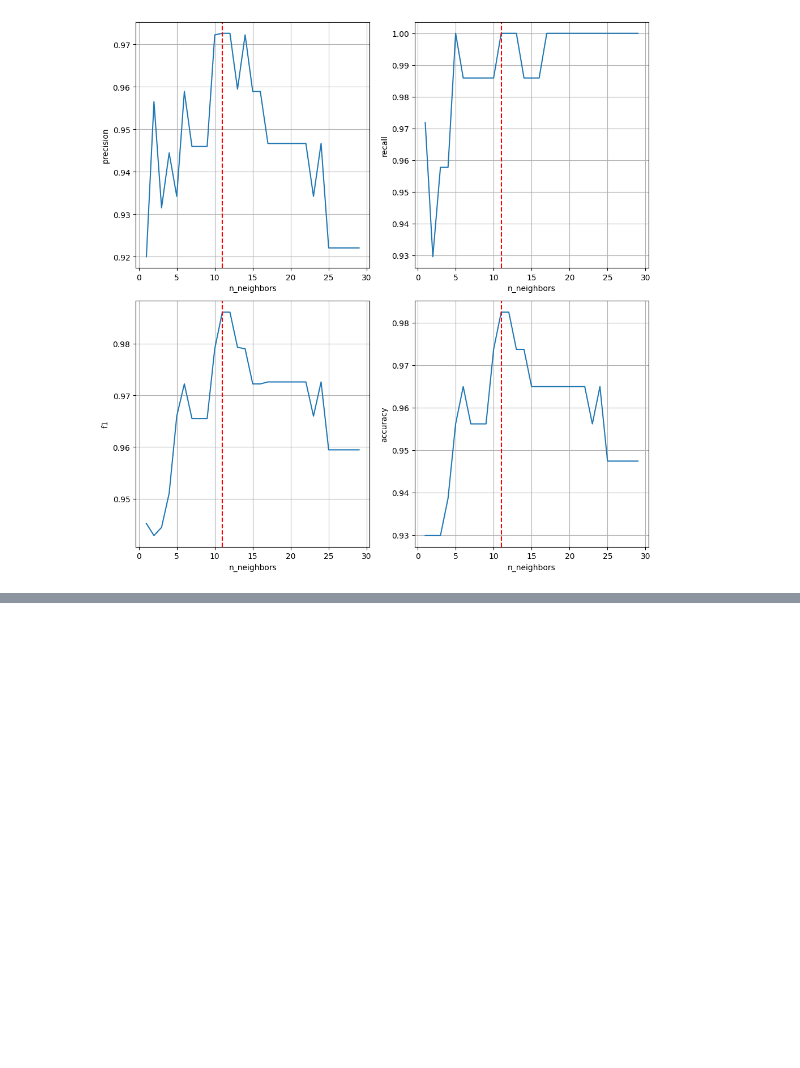
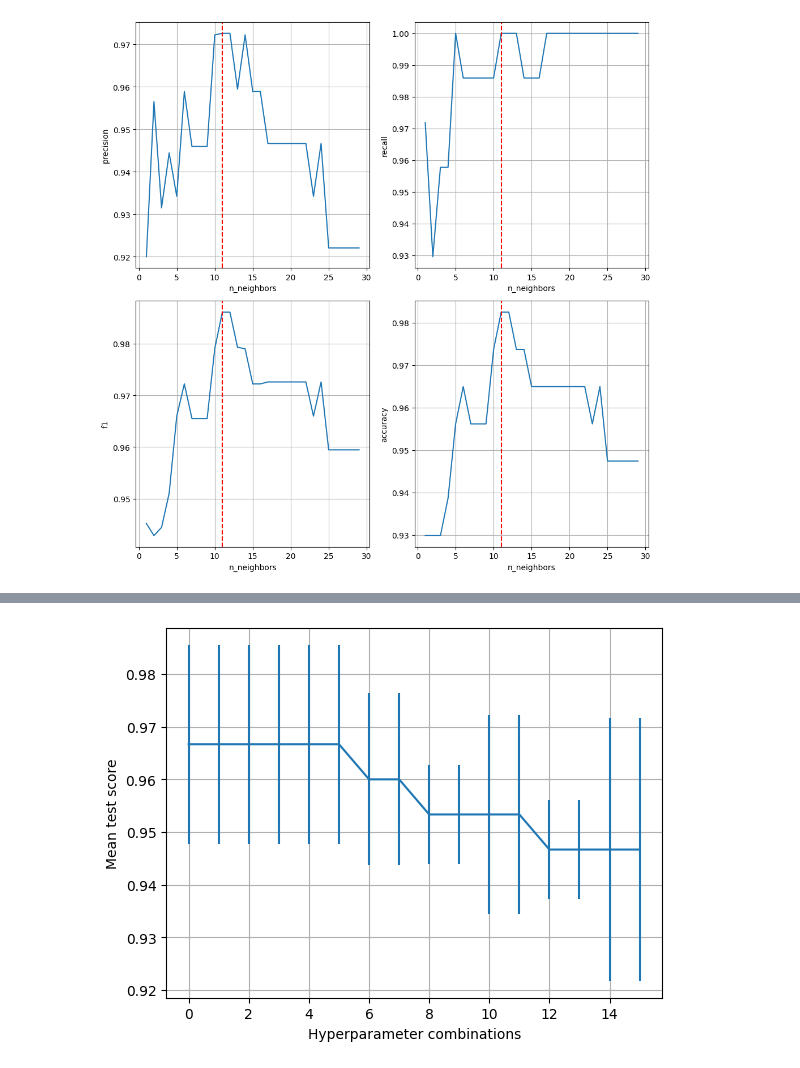
Before and after one commit to Familenko/data_cleaning_class, a Jupyter notebook: test.ipynb, the cells around one changed output, grey strips where cells are left out. Drawn from its saved outputs; the diff is of its cells as text; code cells hidden in the pictures; blank space fills up the shorter version.

```diff
--- a/test.ipynb
+++ b/test.ipynb
@@ -196,0 +201,16 @@ Best optimal n_estimators value: 21
+# %%
+from sklearn.model_selection import GridSearchCV
+from sklearn.ensemble import RandomForestClassifier
+
+from sklearn.datasets import load_iris
+iris = load_iris()
+X, y = iris.data, iris.target
+
+classifier = RandomForestClassifier()
+param_grid = {
+    'n_estimators': [10, 50, 100, 120],
+    'max_depth': [2, 3, 4, 5],
+}
+
+grid_search = GridSearchCV(classifier, param_grid, cv=3)
+grid_search.fit(X, y)
@@ -196,0 +242,5 @@ Best optimal n_estimators value: 21
+# %%
+results_plot = cv_results(grid_search, result='plot')
+results_plot
+# %% [output]
+[figure, added]
```
Also changed, not shown: parts of 17 cells of this notebook, 3 other files.
